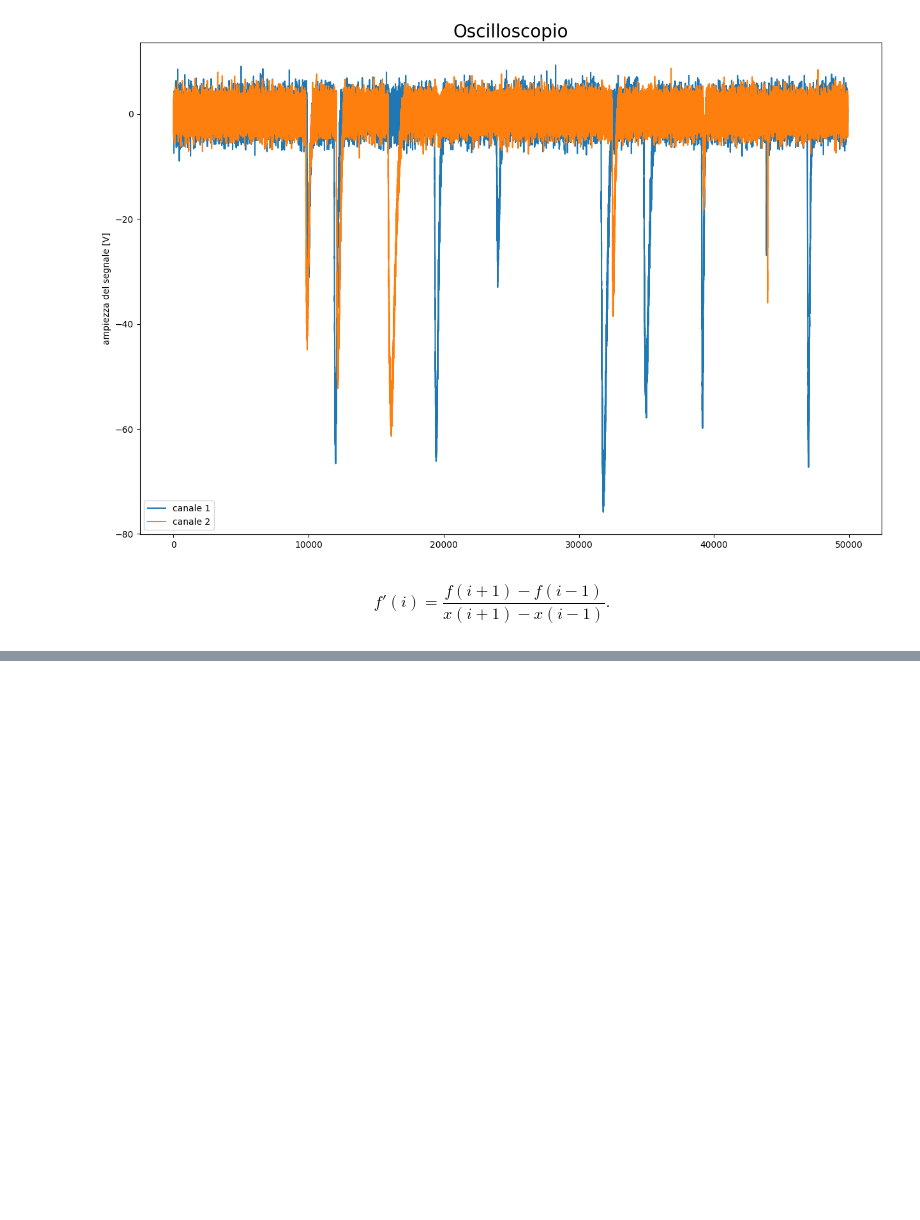
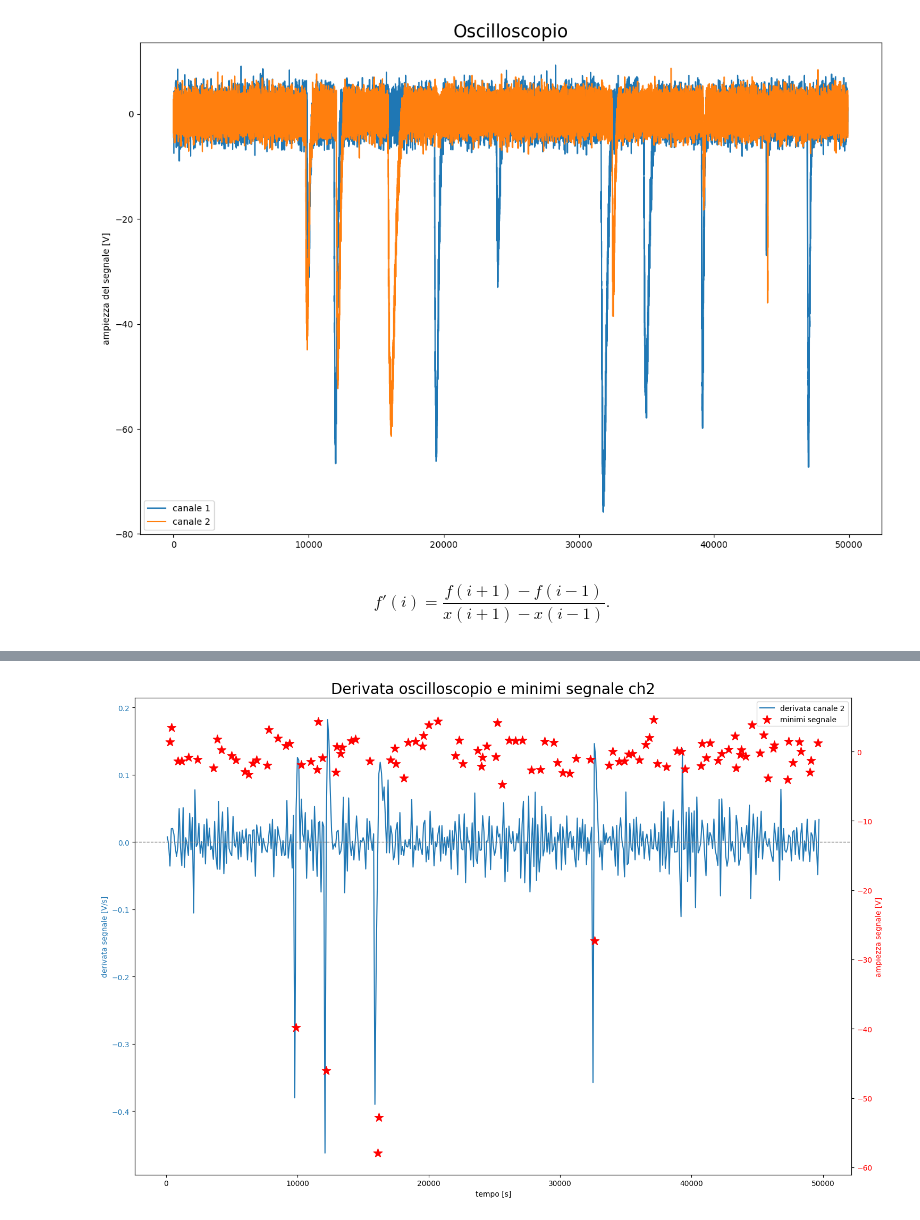
Before and after one commit to marcometeo4p/MCF, a Jupyter notebook: E07/es.ipynb, the cells around one changed output, grey strips where cells are left out. Cells and saved outputs as stored; diff of their text form; code cells hidden in the pictures; blank space fills up the shorter version.

```diff
--- a/E07/es.ipynb
+++ b/E07/es.ipynb
@@ -102,0 +166,42 @@ plt.show()
+# %%
+dati_min = data[3]  # corrisponde a step = 100
+der1 = dati_min['der_2'].reset_index(drop=True)
+tempi_der = dati_min['time'].reset_index(drop=True)
+
+mins_idx = []
+for i in range(1, len(der1) - 1):
+    # Attraversamento dello zero da negativo a positivo -> minimo locale del segnale
+    if der1.iloc[i - 1] < 0 and der1.iloc[i + 1] > 0:
+        mins_idx.append(i)
+
+t_minimi = tempi_der.iloc[mins_idx]
+idx_df = df['time'].searchsorted(t_minimi).clip(0, len(df) - 1)
+
+fig, ax1 = plt.subplots(figsize=(15, 10))
+
+# Asse y sinistro: derivata [V/s]
+line1, = ax1.plot(tempi_der, der1, color='tab:blue', label='derivata canale 2')
+ax1.axhline(0, color='gray', linestyle='--', linewidth=1)
+ax1.set_xlabel('tempo [s]')
+ax1.set_ylabel('derivata segnale [V/s]', color='tab:blue')
+ax1.tick_params(axis='y', labelcolor='tab:blue')
+
+# Asse y destro (secondario): minimi di signal1 [V] tramite scatter
+ax2 = ax1.twinx()
+scatter2 = ax2.scatter(df['time'].iloc[idx_df], df['signal2'].iloc[idx_df],
+            marker="*", color='red', s=150, label='minimi segnale')
+ax2.set_ylabel('ampiezza segnale [V]', color='red')
+ax2.tick_params(axis='y', labelcolor='red')
+
+plt.title("Derivata oscilloscopio e minimi segnale ch2", fontsize=20)
+
+# Legenda combinata di entrambi gli assi
+handles = [line1, scatter2]
+labels = [h.get_label() for h in handles]
+ax1.legend(handles, labels, loc='best')
+
+plt.tight_layout()
+plt.savefig('min2.png')
+plt.show()
+# %% [output]
+[figure, added]
```
Also changed, not shown: parts of 6 cells of this notebook, 11 other files.
